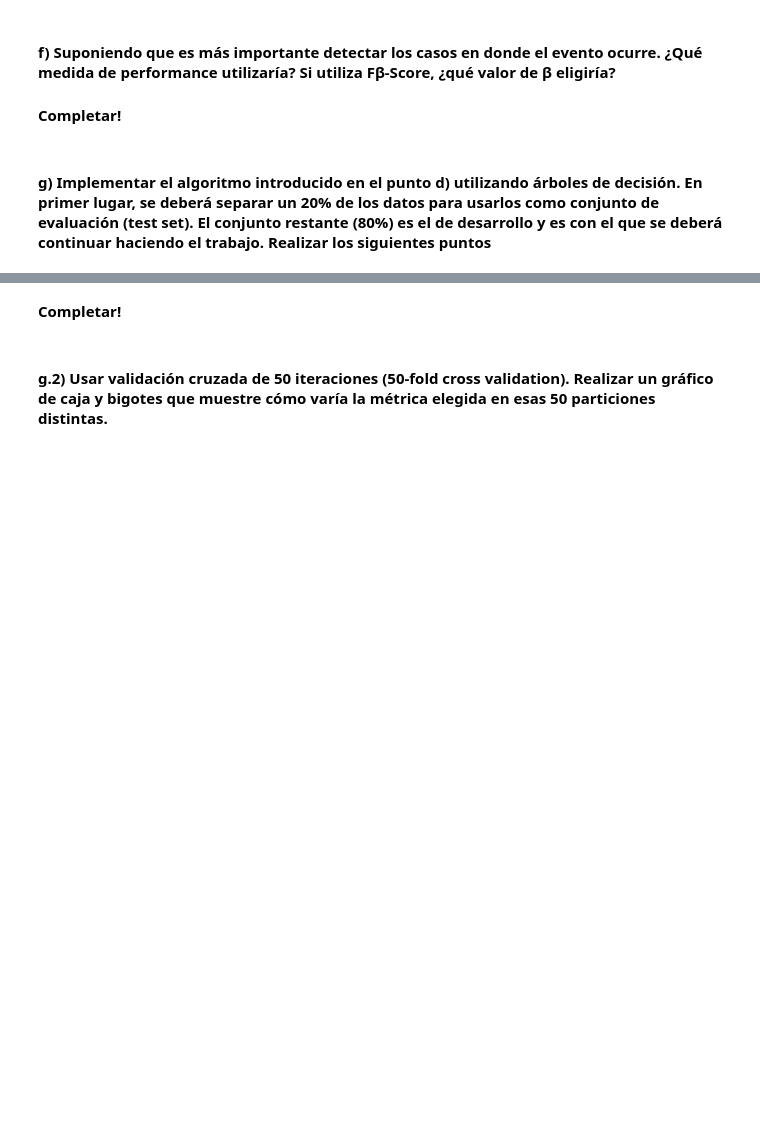
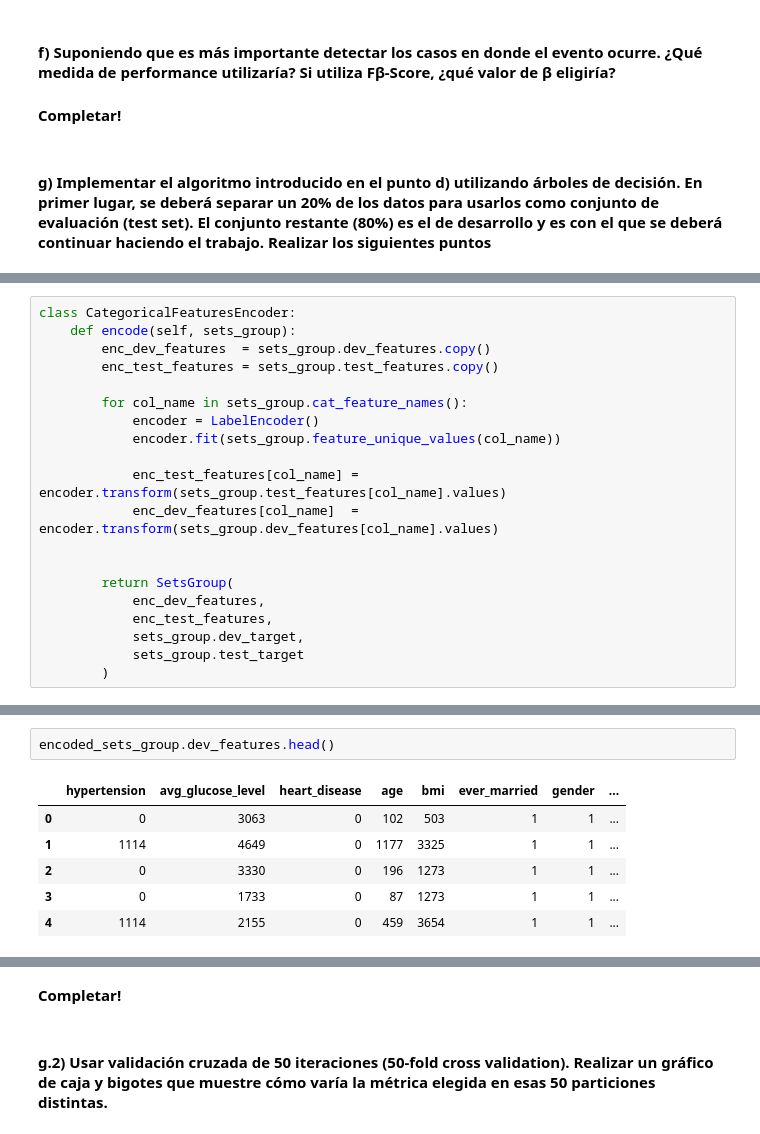
Before and after one commit to magistery-tps/aa-tp1, a Jupyter notebook: notebooks/tp1.ipynb, the cells around one changed output, grey strips where cells are left out. Cells and saved outputs as stored; diff of their text form; blank space fills up the shorter version.

```diff
--- a/notebooks/tp1.ipynb
+++ b/notebooks/tp1.ipynb
@@ -620,0 +662,20 @@ No missing values!
+# %%
+class CategoricalFeaturesEncoder:
+    def encode(self, sets_group):
+        enc_dev_features  = sets_group.dev_features.copy()
+        enc_test_features = sets_group.test_features.copy()
+
+        for col_name in sets_group.cat_feature_names():
+            encoder = LabelEncoder()
+            encoder.fit(sets_group.feature_unique_values(col_name))
+
+            enc_test_features[col_name] = encoder.transform(sets_group.test_features[col_name].values)
+            enc_dev_features[col_name]  = encoder.transform(sets_group.dev_features[col_name].values)
+
+
+        return SetsGroup(
+            enc_dev_features,
+            enc_test_features,
+            sets_group.dev_target,
+            sets_group.test_target
+        )
@@ -620,0 +703,9 @@ No missing values!
+# %%
+encoded_sets_group.dev_features.head()
+# %% [output]
+|  | hypertension | avg_glucose_level | heart_disease | age | bmi | ever_married | gender | ... |
+| 0 | 0 | 3063 | 0 | 102 | 503 | 1 | 1 | ... |
+| 1 | 1114 | 4649 | 0 | 1177 | 3325 | 1 | 1 | ... |
+| 2 | 0 | 3330 | 0 | 196 | 1273 | 1 | 1 | ... |
+| 3 | 0 | 1733 | 0 | 87 | 1273 | 1 | 1 | ... |
+| 4 | 1114 | 2155 | 0 | 459 | 3654 | 1 | 1 | ... |
```
Also changed, not shown: parts of 16 cells of this notebook, 3 other files.
